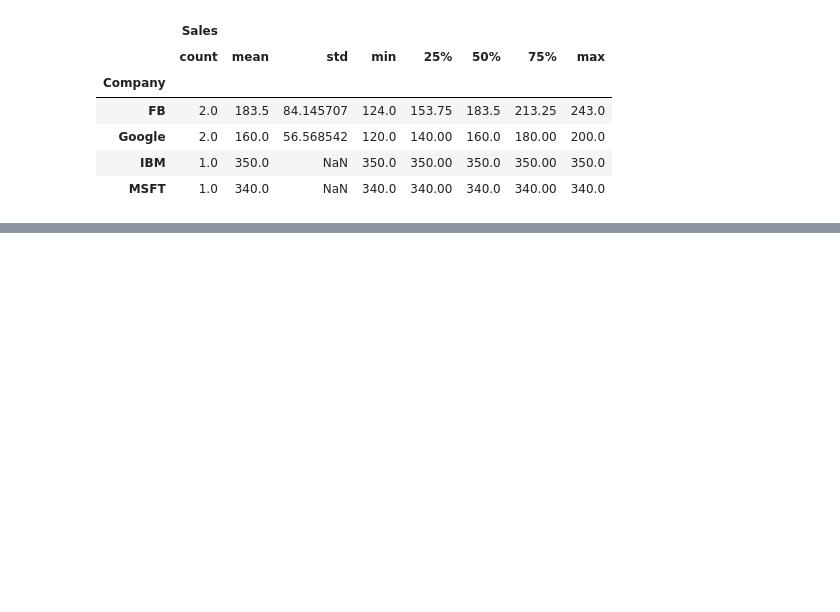
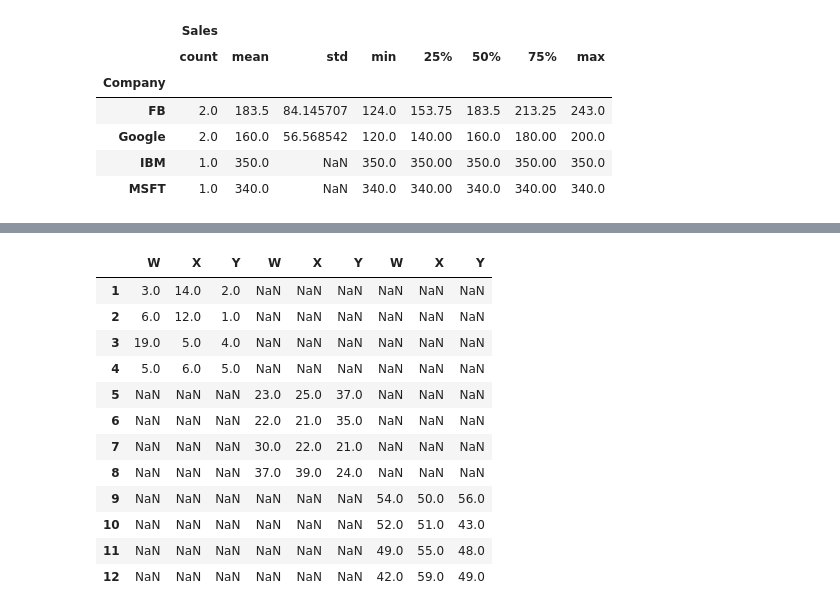
Before and after one commit to jayakuttyma0727-stack/Data-Science, a Jupyter notebook: Untitled1.ipynb, the cells around one changed output, grey strips where cells are left out. Drawn from its saved outputs; the diff is of its cells as text; code cells hidden in the pictures; blank space fills up the shorter version.

```diff
--- a/Untitled1.ipynb
+++ b/Untitled1.ipynb
@@ -781,0 +786,4 @@ df.groupby('Company').describe()
+# %%
+df2 = pd.DataFrame(np.random.randint(20,40, size = (4, 3)), [5,6,7,8], ['W', 'X', 'Y'])
+# %%
+df3 = pd.DataFrame(np.random.randint(40,60, size = (4, 3)), [9,10,11,12], ['W', 'X', 'Y'])
@@ -781,0 +814,2 @@ df.groupby('Company').describe()
+# %%
+farme = [df1, df2, df3]
@@ -781,0 +832,16 @@ df.groupby('Company').describe()
+# %%
+pd.concat(farme, axis = 1)
+# %% [output]
+|  | W | X | Y | W | X | Y | W | X | Y |
+| 1 | 3.0 | 14.0 | 2.0 | NaN | NaN | NaN | NaN | NaN | NaN |
+| 2 | 6.0 | 12.0 | 1.0 | NaN | NaN | NaN | NaN | NaN | NaN |
+| 3 | 19.0 | 5.0 | 4.0 | NaN | NaN | NaN | NaN | NaN | NaN |
+| 4 | 5.0 | 6.0 | 5.0 | NaN | NaN | NaN | NaN | NaN | NaN |
+| 5 | NaN | NaN | NaN | 23.0 | 25.0 | 37.0 | NaN | NaN | NaN |
+| 6 | NaN | NaN | NaN | 22.0 | 21.0 | 35.0 | NaN | NaN | NaN |
+| 7 | NaN | NaN | NaN | 30.0 | 22.0 | 21.0 | NaN | NaN | NaN |
+| 8 | NaN | NaN | NaN | 37.0 | 39.0 | 24.0 | NaN | NaN | NaN |
+| 9 | NaN | NaN | NaN | NaN | NaN | NaN | 54.0 | 50.0 | 56.0 |
+| 10 | NaN | NaN | NaN | NaN | NaN | NaN | 52.0 | 51.0 | 43.0 |
+| 11 | NaN | NaN | NaN | NaN | NaN | NaN | 49.0 | 55.0 | 48.0 |
+| 12 | NaN | NaN | NaN | NaN | NaN | NaN | 42.0 | 59.0 | 49.0 |
```
Also changed, not shown: parts of 40 cells of this notebook.
